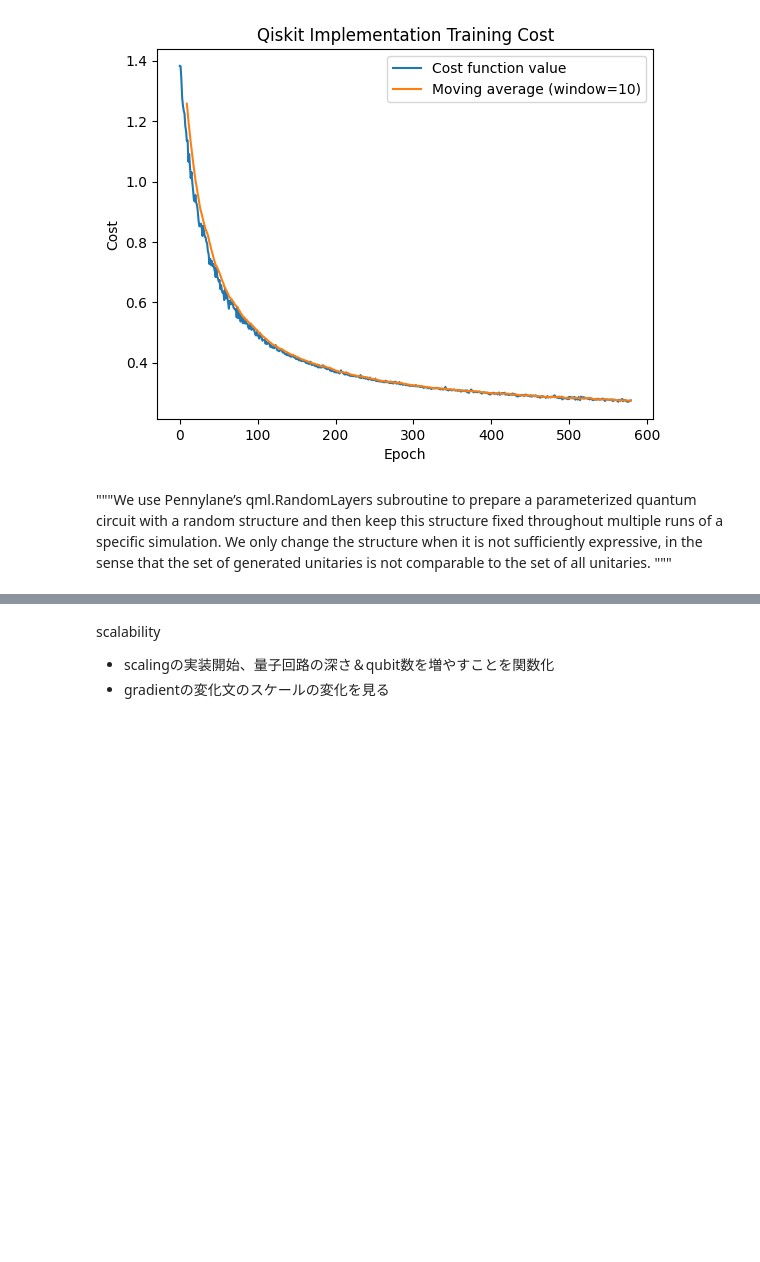
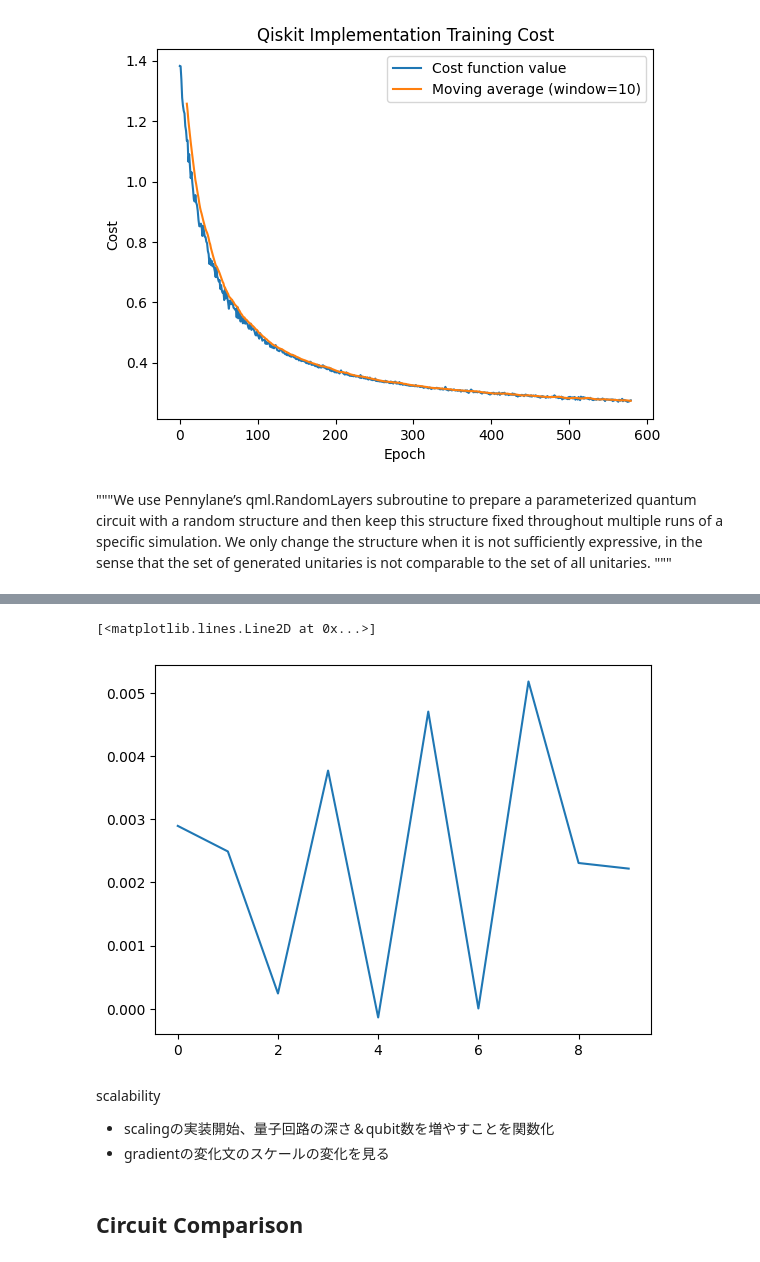
Before and after one commit to mitsukism/qiskit_entropy, a Jupyter notebook: vn_ent.ipynb, the cells around one changed output, grey strips where cells are left out. Cells and saved outputs as stored; diff of their text form; code cells hidden in the pictures; blank space fills up the shorter version.

```diff
--- a/vn_ent.ipynb
+++ b/vn_ent.ipynb
@@ -1520,5 +1456,20 @@ plt.plot(cost_func_store, label='Cost function value')
+# %%
+gradients_values11 = []
+
+for i in np.arange(10):
+    epoch = i + 1
+
+    gradients = np.load(f'./vn_net_gradients/gradients_qml_epoch{epoch}.npy')
+    gradients_values11.append(gradients[1][1])
+
+plt.plot(gradients_values11, label='Gradients value')
+# %% [output]
+[<matplotlib.lines.Line2D at 0x...>]
+[figure, added]
 # %% [markdown]
 scalability
 
 - scalingの実装開始、量子回路の深さ＆qubit数を増やすことを関数化
 - gradientの変化文のスケールの変化を見る
+# %% [markdown]
+## Circuit Comparison
```
Also changed, not shown: parts of 33 cells of this notebook, 23 other files.
